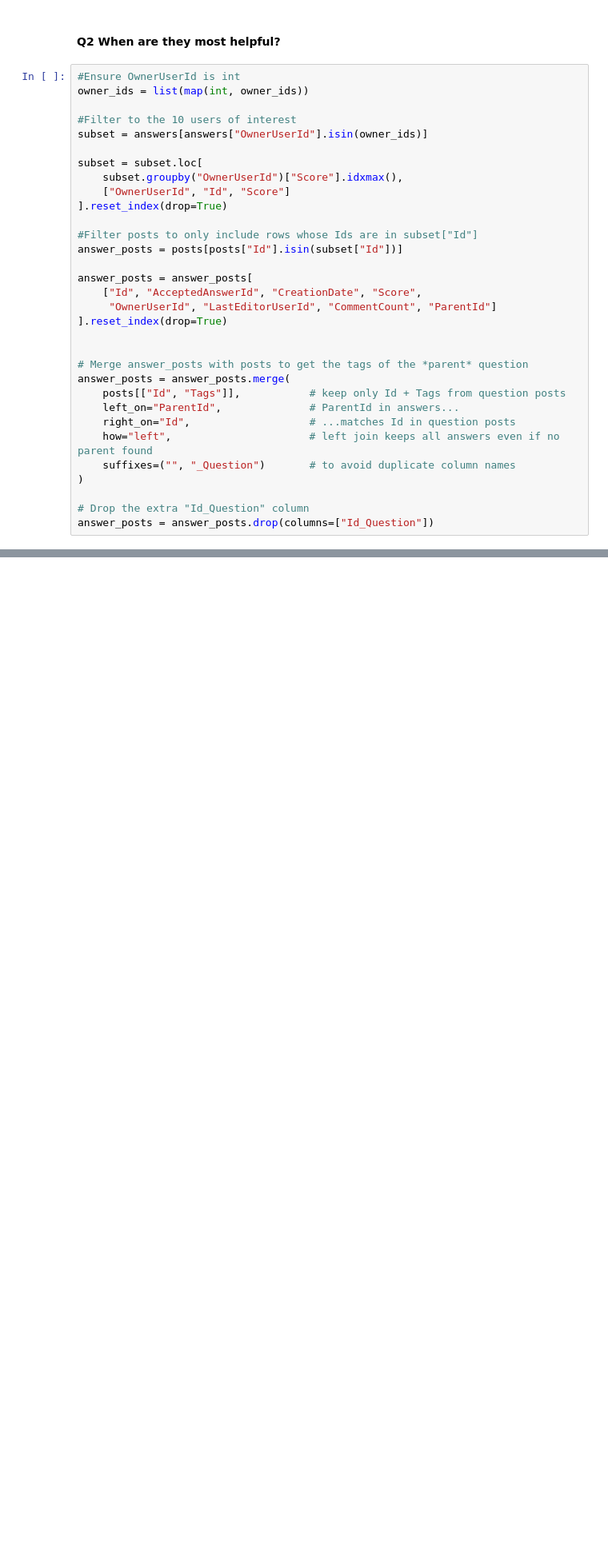
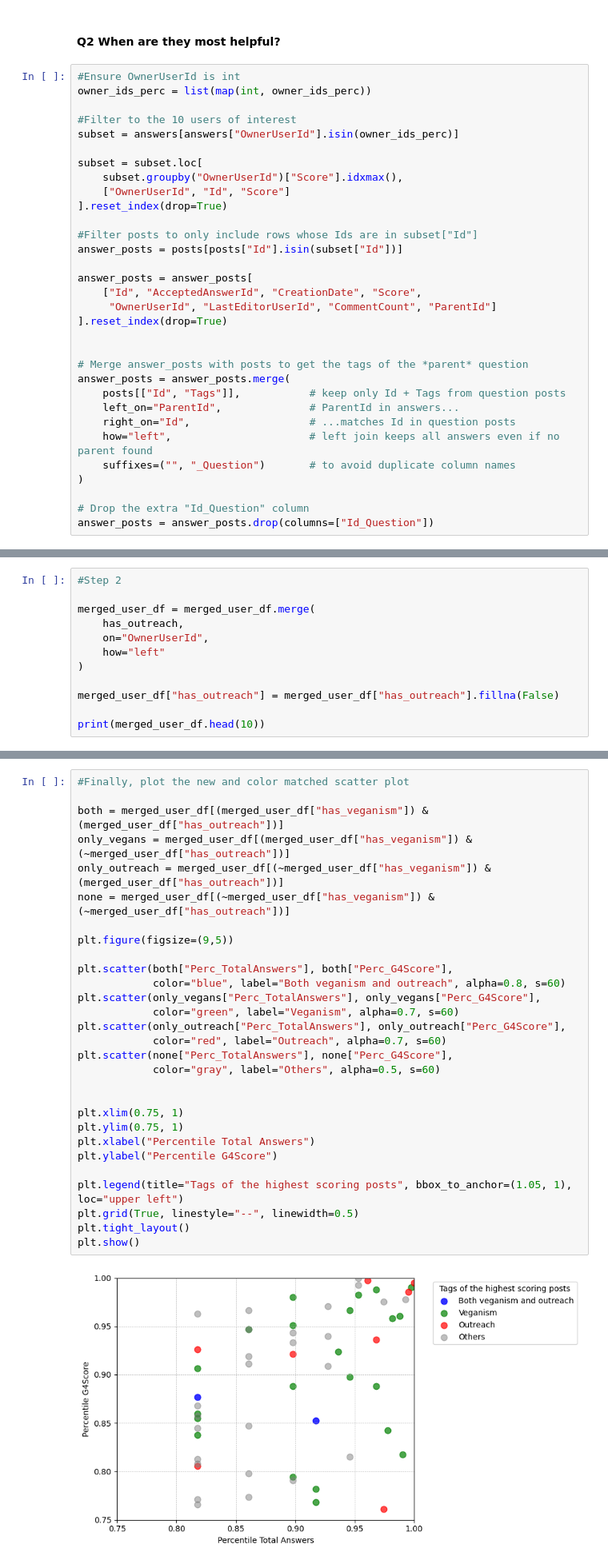
Before and after one commit to Calebagoha123/group4_fsstds, a Jupyter notebook: fsds25_ex_wk01d02.ipynb, the cells around one changed output, grey strips where cells are left out. Shown: that part at 80% size. Drawn from its saved outputs; the diff is of its cells as text; blank space fills up the shorter version.

```diff
--- a/fsds25_ex_wk01d02.ipynb
+++ b/fsds25_ex_wk01d02.ipynb
@@ -414,10 +435,10 @@ print(owner_ids)
 #### Q2 When are they most helpful?
 # %%
 #Ensure OwnerUserId is int
-owner_ids = list(map(int, owner_ids))
+owner_ids_perc = list(map(int, owner_ids_perc))
 
 #Filter to the 10 users of interest
-subset = answers[answers["OwnerUserId"].isin(owner_ids)]
+subset = answers[answers["OwnerUserId"].isin(owner_ids_perc)]
 
 subset = subset.loc[
     subset.groupby("OwnerUserId")["Score"].idxmax(),
@@ -478,0 +580,12 @@ print(tag_counts.head(10))  # Top 10 most common tags
+# %%
+#Step 2
+
+merged_user_df = merged_user_df.merge(
+    has_outreach,
+    on="OwnerUserId",
+    how="left"
+)
+
+merged_user_df["has_outreach"] = merged_user_df["has_outreach"].fillna(False)
+
+print(merged_user_df.head(10))
@@ -478,0 +604,31 @@ print(tag_counts.head(10))  # Top 10 most common tags
+# %%
+#Finally, plot the new and color matched scatter plot
+
+both = merged_user_df[(merged_user_df["has_veganism"]) & (merged_user_df["has_outreach"])]
+only_vegans = merged_user_df[(merged_user_df["has_veganism"]) & (~merged_user_df["has_outreach"])]
+only_outreach = merged_user_df[(~merged_user_df["has_veganism"]) & (merged_user_df["has_outreach"])]
+none = merged_user_df[(~merged_user_df["has_veganism"]) & (~merged_user_df["has_outreach"])]
+
+plt.figure(figsize=(9,5))
+
+plt.scatter(both["Perc_TotalAnswers"], both["Perc_G4Score"],
+            color="blue", label="Both veganism and outreach", alpha=0.8, s=60)
+plt.scatter(only_vegans["Perc_TotalAnswers"], only_vegans["Perc_G4Score"],
+            color="green", label="Veganism", alpha=0.7, s=60)
+plt.scatter(only_outreach["Perc_TotalAnswers"], only_outreach["Perc_G4Score"],
+            color="red", label="Outreach", alpha=0.7, s=60)
+plt.scatter(none["Perc_TotalAnswers"], none["Perc_G4Score"],
+            color="gray", label="Others", alpha=0.5, s=60)
+
+
+plt.xlim(0.75, 1)
+plt.ylim(0.75, 1)
+plt.xlabel("Percentile Total Answers")
+plt.ylabel("Percentile G4Score")
+
+plt.legend(title="Tags of the highest scoring posts", bbox_to_anchor=(1.05, 1), loc="upper left")
+plt.grid(True, linestyle="--", linewidth=0.5)
+plt.tight_layout()
+plt.show()
+# %% [output]
+[figure, added]
```
Also changed, not shown: parts of 17 cells of this notebook.
